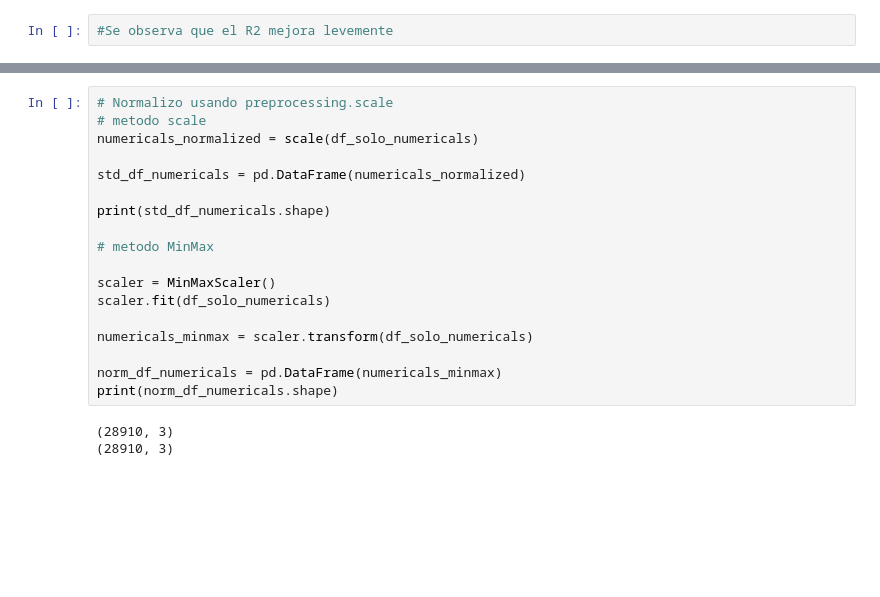
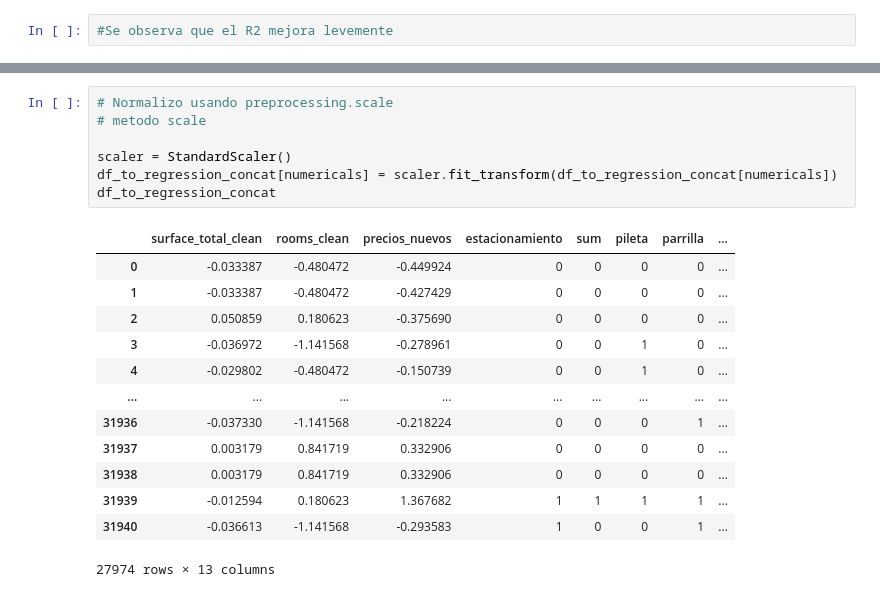
Before and after one commit to juansv2k2/property-price-analysis, a Jupyter notebook: tp_parte2.ipynb, the cells around one changed output, grey strips where cells are left out. Cells and saved outputs as stored; diff of their text form; blank space fills up the shorter version.

```diff
--- a/tp_parte2.ipynb
+++ b/tp_parte2.ipynb
@@ -390,21 +420,21 @@ print(df_solo_no_numericals.shape)
 # %%
 # Normalizo usando preprocessing.scale
 # metodo scale
-numericals_normalized = scale(df_solo_numericals)
 
-std_df_numericals = pd.DataFrame(numericals_normalized)
-
-print(std_df_numericals.shape)
-
-# metodo MinMax
-
-scaler = MinMaxScaler()
-scaler.fit(df_solo_numericals)
-
-numericals_minmax = scaler.transform(df_solo_numericals)
-
-norm_df_numericals = pd.DataFrame(numericals_minmax)
-print(norm_df_numericals.shape)
+scaler = StandardScaler()
+df_to_regression_concat[numericals] = scaler.fit_transform(df_to_regression_concat[numericals])
+df_to_regression_concat
 # %% [output]
+|  | surface_total_clean | rooms_clean | precios_nuevos | estacionamiento | sum | pileta | parrilla | ... |
+| 0 | -0.033387 | -0.480472 | -0.449924 | 0 | 0 | 0 | 0 | ... |
+| 1 | -0.033387 | -0.480472 | -0.427429 | 0 | 0 | 0 | 0 | ... |
+| 2 | 0.050859 | 0.180623 | -0.375690 | 0 | 0 | 0 | 0 | ... |
+| 3 | -0.036972 | -1.141568 | -0.278961 | 0 | 0 | 1 | 0 | ... |
+| 4 | -0.029802 | -0.480472 | -0.150739 | 0 | 0 | 1 | 0 | ... |
+| ... | ... | ... | ... | ... | ... | ... | ... | ... |
+| 31936 | -0.037330 | -1.141568 | -0.218224 | 0 | 0 | 0 | 1 | ... |
+| 31937 | 0.003179 | 0.841719 | 0.332906 | 0 | 0 | 0 | 0 | ... |
+| 31938 | 0.003179 | 0.841719 | 0.332906 | 0 | 0 | 0 | 0 | ... |
+| 31939 | -0.012594 | 0.180623 | 1.367682 | 1 | 1 | 1 | 1 | ... |
+| 31940 | -0.036613 | -1.141568 | -0.293583 | 1 | 0 | 0 | 1 | ... |
-(28910, 3)
-(28910, 3)
+27974 rows × 13 columns
```
Also changed, not shown: parts of 12 cells of this notebook, 1 other file.
